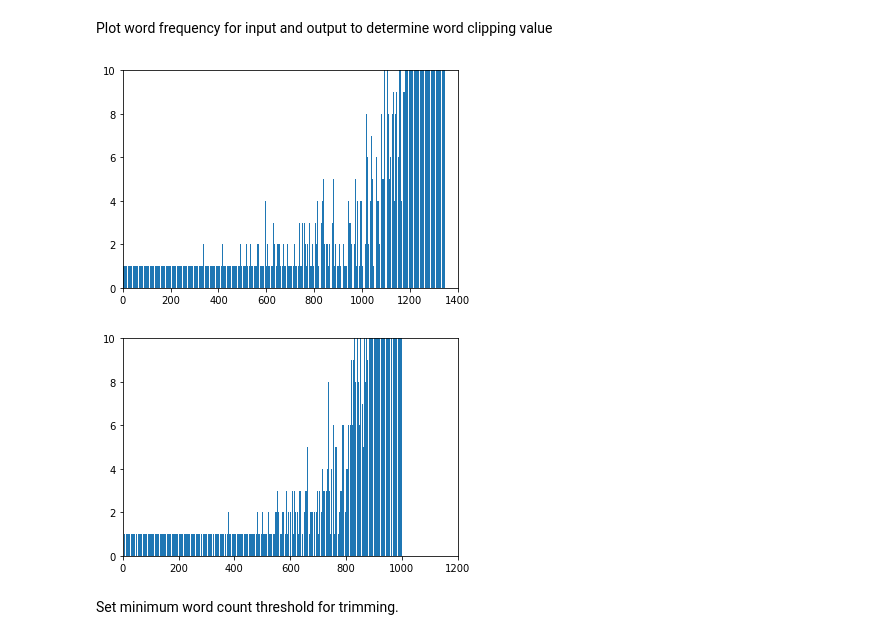
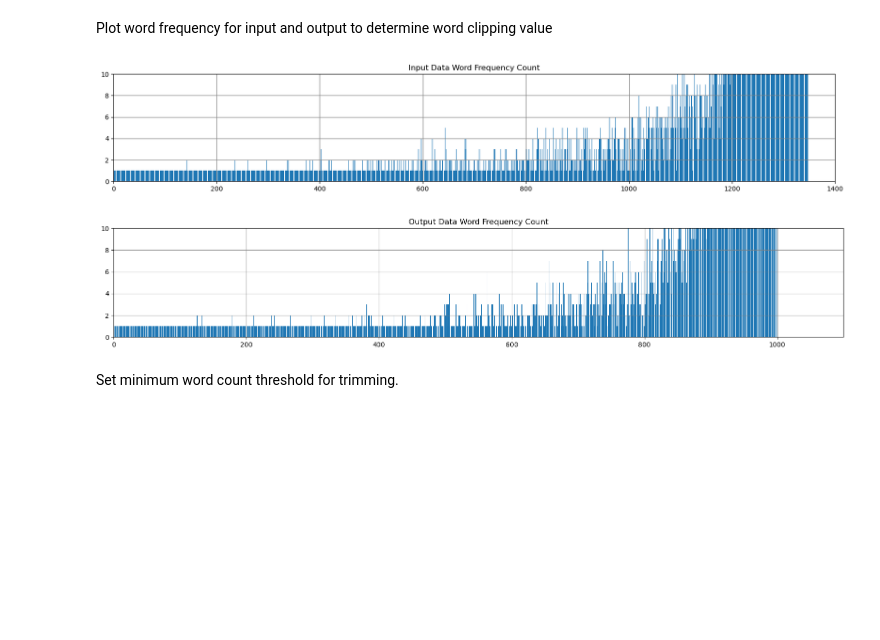
Before and after one commit to juliacalvo/generative-chatbot, a Jupyter notebook: ChatBot.ipynb, the cells around one changed output. Saved outputs shown, nothing was run; the diff lists cells and outputs as text; code cells hidden in the pictures; blank space fills up the shorter version.

```diff
--- a/ChatBot.ipynb
+++ b/ChatBot.ipynb
@@ -293,21 +294,23 @@ MAX_LENGTH = 10  # Maximum text length to consider
 # %% [markdown]
 Plot word frequency for input and output to determine word clipping value
 # %%
-in_words = df['input'].str.split(expand=True).stack().value_counts()
-in_distribution = Counter(in_words)
-plt.axis([0, 1400, 0, 10]) # clipping y axis to 100 so lower values are visibale
-
-plt.bar(range(len(in_distribution)), in_distribution.values());
+words = df['input'].str.split(expand=True).stack().value_counts() # list of word count
+distribution = Counter(words) # count frequency in word count
+plt.axis([0, 1400, 0, 10]) # x axis to maximum and y axis clipped to 10 frequency max so lower values are visibale
+plt.title("Input Data Word Frequency Count") # set custom title
+plt.grid(color='gray') # set grid colour
+plt.bar(range(len(distribution)), distribution.values()); # plot bar
 # %% [output]
-[figure, old version]
+[figure, new version]
 # %%
-words = df['output'].str.split(expand=True).stack().value_counts()
-distribution = Counter(words)
-plt.axis([0, 1200, 0, 10]) # clipping y axis to 100 so lower values are visibale
-
-plt.bar(range(len(distribution)), distribution.values());
+words = df['output'].str.split(expand=True).stack().value_counts() # list of word count
+distribution = Counter(words) # count frequency in word count
+plt.axis([0, 1100, 0, 10]) # x axis to maximum and y axis clipped to 10 frequency max so lower values are visibale
+plt.title("Output Data Word Frequency Count") # set custom title
+plt.grid(color='gray') # set grid colour
+plt.bar(range(len(distribution)), distribution.values()); # plot bar
 # %% [output]
-[figure, old version]
+[figure, new version]
 # %% [markdown]
 Set minimum word count threshold for trimming.
 # %%
```
Also changed, not shown: parts of 9 cells of this notebook.
